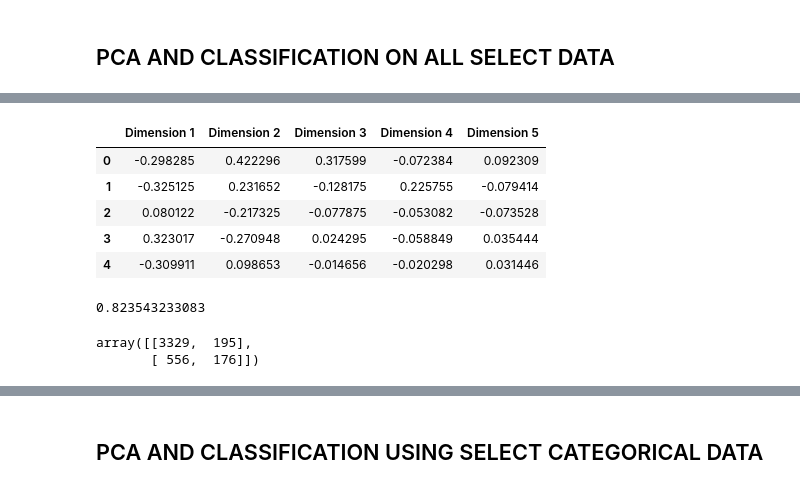
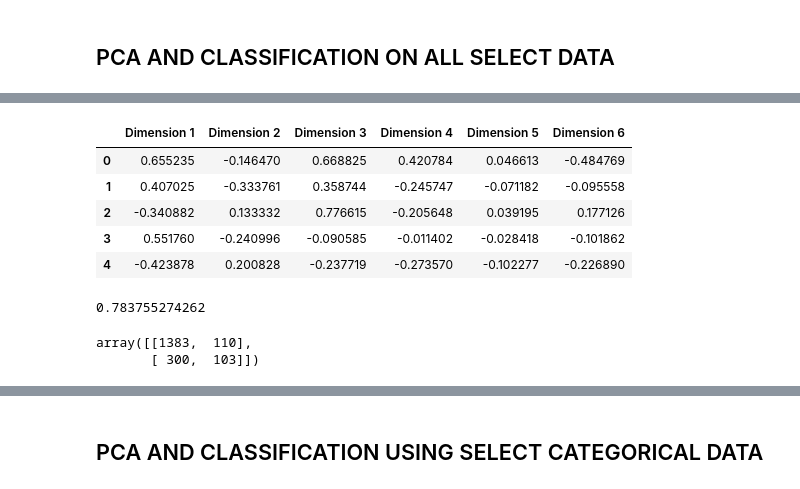
Before and after one commit to RJBeetel3/mimic3_analysis, a Jupyter notebook: ICU_MORTALITY_FIRST24.ipynb, the cells around one changed output, grey strips where cells are left out. Saved outputs shown, nothing was run; the diff lists cells and outputs as text; code cells hidden in the pictures.

```diff
--- a/ICU_MORTALITY_FIRST24.ipynb
+++ b/ICU_MORTALITY_FIRST24.ipynb
@@ -88,3 +90,6 @@ all_data = all_data[cols]
 print "complete"
 # %% [output]
 complete
+# %%
+for col in all_data.columns:
+    print col
@@ -880,13 +867,16 @@ cat_feature_scores
 | GCS_Eye_To Speech | 7.396497e-02 | 3.192761 |
 | gender_M | 8.442104e-02 | 2.977664 |
 # %%
-cat_select_features = list(cat_feature_scores[cat_feature_scores.scores > 350].index)
+
+# cat_select_features = list(cat_feature_scores[cat_feature_scores.scores > 350].index)
+# SELECTING ALL FEATURES FOR NEURAL NET INPUT
+cat_select_features = list(cat_feature_scores[cat_feature_scores.pvalues < 0.05].index)
+
 cat_select_features.insert(0, 'icustay_id')
 #could leave this out to avoid duplicates when merging w/ cont data later
 cat_select_features.insert(1,'hospital_expire_flag')
 
 cat_select_data = cat_dummy_data[cat_select_features]
-display(cat_dummy_data.shape)
 display(cat_select_data.shape)
 cat_select_data.head()
 # %% [output]
@@ -947,0 +890,25 @@ cat_select_data.head()
+# %%
+# SELECTING ALL FEATURES FOR NN
+
+#cont_select_features = list(cont_feature_scores[cont_feature_scores.scores > 600].index)
+
+
+
+# CODE TO ELIMINATE COLUMNS BEGINNING WITH LOWEST SCORED VARIABLES FIRST, UNTIL WE HAVE > 5000 SAMPLES WITH
+# NO NAN VALUES
+monkey = -1
+cont_select_features = cont_feature_scores.index
+cont_select_data = cont_data[cont_select_features].dropna()
+
+while cont_select_data.shape[0] < 5000:
+    cont_select_features = list(cont_feature_scores.index)[:monkey]
+    cont_select_data = cont_data[cont_select_features].dropna()
+    monkey -= 1
+
+
+
+cont_select_features.insert(0, 'icustay_id')
+cont_select_features.insert(1,'hospital_expire_flag')
+cont_select_data = cont_data[cont_select_features].dropna()
+display(cont_select_data.shape)
+cont_select_data.head()
@@ -1007,7 +1013,7 @@ array([[2179,  174],
 ## PCA AND CLASSIFICATION ON ALL SELECT DATA
 # %%
 #pca = PCA(n_components = 4).fit(data2)
-pca = PCA(n_components = 5).fit(all_select_data2[all_select_data2.columns[1:]])
+pca = PCA(n_components = 6).fit(all_select_data2[all_select_data2.columns[1:]])
 
 # Generate PCA results plot
 pca_results = vs.pca_results(all_select_data2[all_select_data2.columns[1:]], pca)
@@ -1016,19 +1022,19 @@ pca_results = vs.pca_results(all_select_data2[all_select_data2.columns[1:]], pca
 # %%
 all_reduced_data = pca.transform(all_select_data2[all_select_data2.columns[1:]])
 
 # Create a DataFrame for the reduced data
 all_reduced_data = pd.DataFrame(all_reduced_data, columns = ['Dimension 1', 'Dimension 2', 'Dimension 3', 'Dimension 4',
-                                                    'Dimension 5'])
-                                #, 'Dimension 6','Dimension 7', 'Dimension 8']) #,
+                                                    'Dimension 5', 'Dimension 6'])
+                                #,'Dimension 7', 'Dimension 8']) #,
                                                             #'Dimension 9', 'Dimension 10'])
 all_reduced_data.head()
 # %% [output]
-|  | Dimension 1 | Dimension 2 | Dimension 3 | Dimension 4 | Dimension 5 |
-| 0 | -0.298285 | 0.422296 | 0.317599 | -0.072384 | 0.092309 |
-| 1 | -0.325125 | 0.231652 | -0.128175 | 0.225755 | -0.079414 |
-| 2 | 0.080122 | -0.217325 | -0.077875 | -0.053082 | -0.073528 |
-| 3 | 0.323017 | -0.270948 | 0.024295 | -0.058849 | 0.035444 |
-| 4 | -0.309911 | 0.098653 | -0.014656 | -0.020298 | 0.031446 |
+|  | Dimension 1 | Dimension 2 | Dimension 3 | Dimension 4 | Dimension 5 | Dimension 6 |
+| 0 | 0.655235 | -0.146470 | 0.668825 | 0.420784 | 0.046613 | -0.484769 |
+| 1 | 0.407025 | -0.333761 | 0.358744 | -0.245747 | -0.071182 | -0.095558 |
+| 2 | -0.340882 | 0.133332 | 0.776615 | -0.205648 | 0.039195 | 0.177126 |
+| 3 | 0.551760 | -0.240996 | -0.090585 | -0.011402 | -0.028418 | -0.101862 |
+| 4 | -0.423878 | 0.200828 | -0.237719 | -0.273570 | -0.102277 | -0.226890 |
 # %%
 # GAUSSIAN NAIVE BAYES CLASSIFIER WITH PCA COMPONENTS DERIVED FROM ALL DATA
 
@@ -1050,7 +1056,7 @@ print nb_score
 y_predsGNB = clf_GNB.predict(X_test)
 metrics.confusion_matrix(y_test, y_predsGNB)
 # %% [output]
-0.823543233083
+0.783755274262
-array([[3329,  195],
-       [ 556,  176]])
+array([[1383,  110],
+       [ 300,  103]])
 # %%
```
Also changed, not shown: parts of 19 cells of this notebook, 1 other file.
